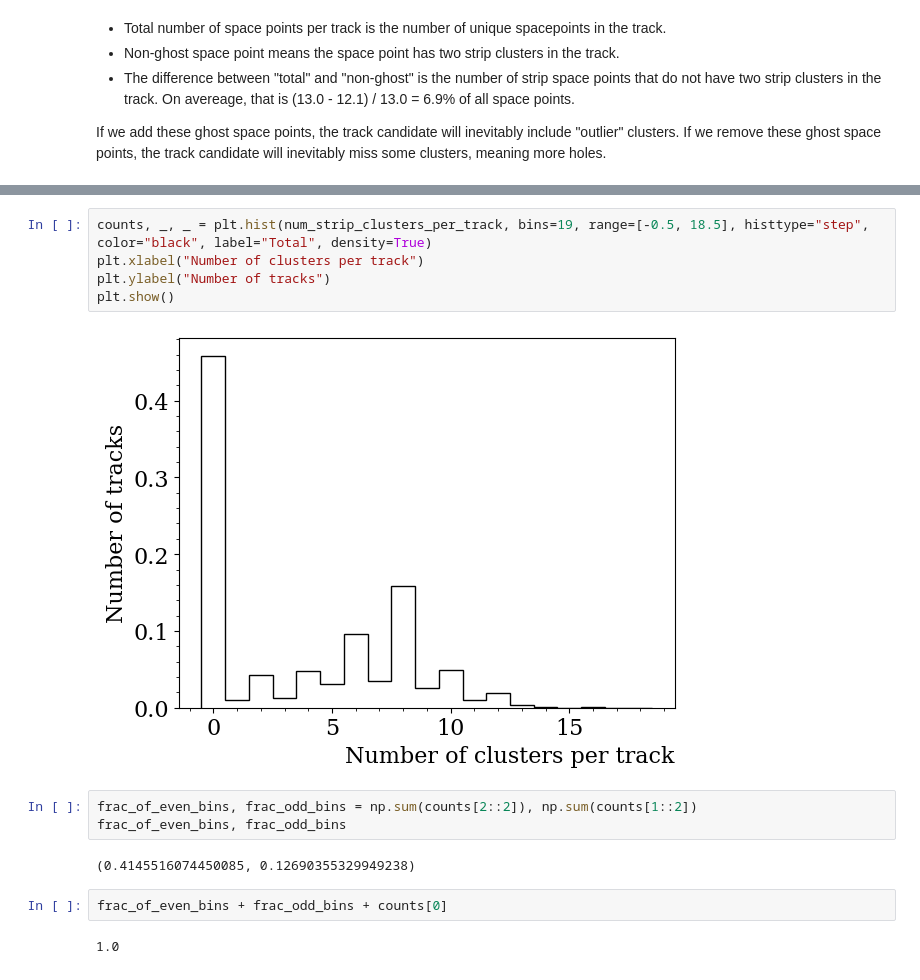
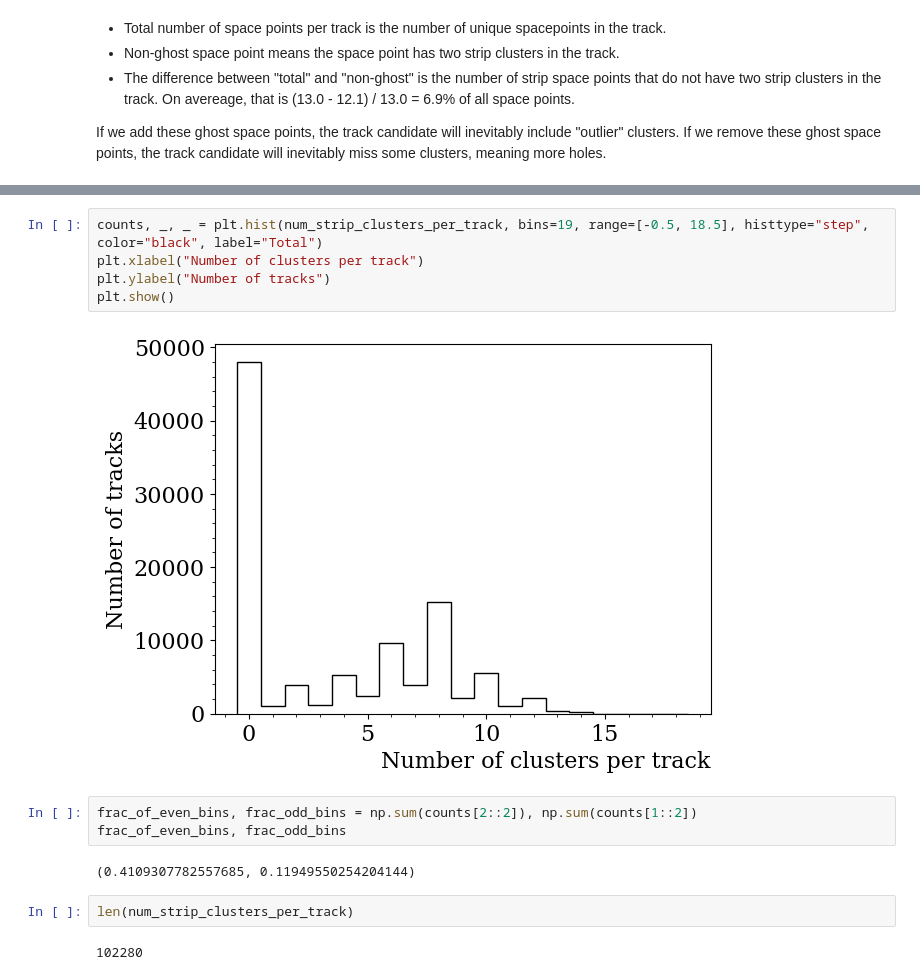
Before and after one commit to xju2/visual_tracks, a Jupyter notebook: notebooks/analyze_cluters_per_track.ipynb, the cells around one changed output, grey strips where cells are left out. Drawn from its saved outputs; the diff is of its cells as text.

```diff
--- a/notebooks/analyze_cluters_per_track.ipynb
+++ b/notebooks/analyze_cluters_per_track.ipynb
@@ -166,16 +156,16 @@ plt.show()
 # %%
-counts, _, _ = plt.hist(num_strip_clusters_per_track, bins=19, range=[-0.5, 18.5], histtype="step", color="black", label="Total", density=True)
+counts, _, _ = plt.hist(num_strip_clusters_per_track, bins=19, range=[-0.5, 18.5], histtype="step", color="black", label="Total")
 plt.xlabel("Number of clusters per track")
 plt.ylabel("Number of tracks")
 plt.show()
 # %% [output]
-[figure, old version]
+[figure, new version]
 # %%
 frac_of_even_bins, frac_odd_bins = np.sum(counts[2::2]), np.sum(counts[1::2])
 frac_of_even_bins, frac_odd_bins
 # %% [output]
-(0.4145516074450085, 0.12690355329949238)
+(0.4109307782557685, 0.11949550254204144)
-# %%
-frac_of_even_bins + frac_odd_bins + counts[0]
-# %% [output]
-1.0
+# %%
+len(num_strip_clusters_per_track)
+# %% [output]
+102280
```
Also changed, not shown: parts of 9 cells of this notebook.
